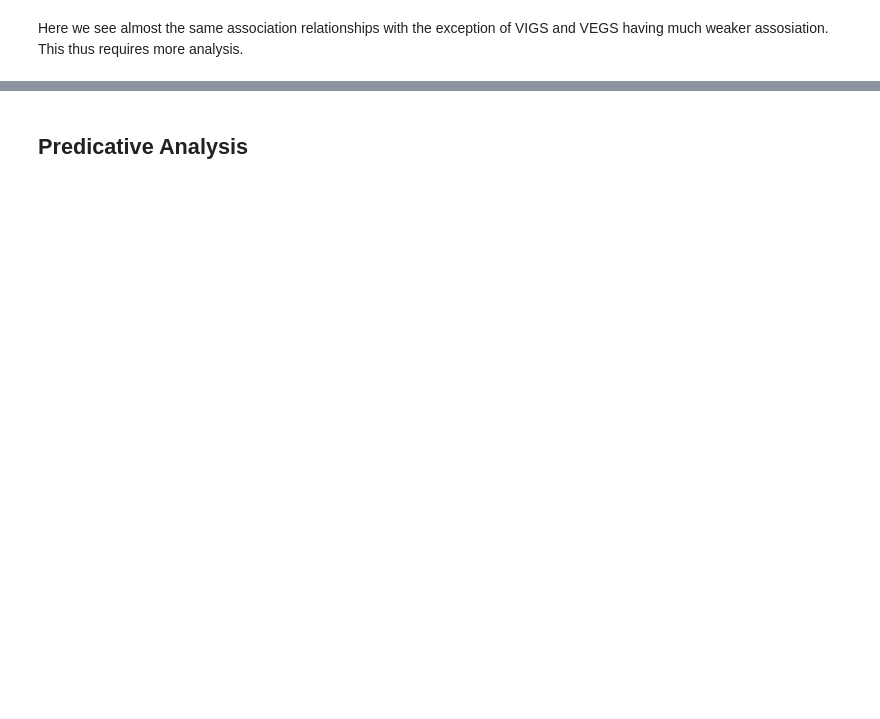
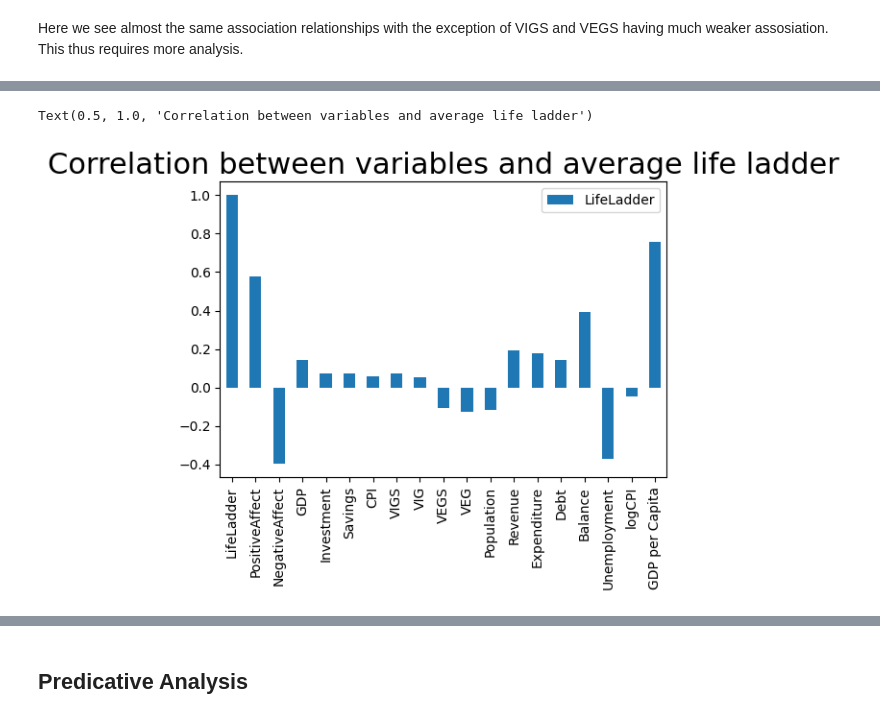
Before and after one commit to cskang3627/happiness, a Jupyter notebook: FinalProjectGroup_Sp23_The_Group.ipynb, the cells around one changed output, grey strips where cells are left out. Drawn from its saved outputs; the diff is of its cells as text; code cells hidden in the pictures; blank space fills up the shorter version.

```diff
--- a/FinalProjectGroup_Sp23_The_Group.ipynb
+++ b/FinalProjectGroup_Sp23_The_Group.ipynb
@@ -833,0 +826,7 @@ Here we see almost the same association relationships with the exception of VIGS
+# %%
+# Bar chart Visualisation
+data_span.corr()[['LifeLadder']].plot(kind='bar')
+plt.title('Correlation between variables and average life ladder', fontsize=22)
+# %% [output]
+Text(0.5, 1.0, 'Correlation between variables and average life ladder')
+[figure, added]
```
Also changed, not shown: parts of 39 cells of this notebook.
